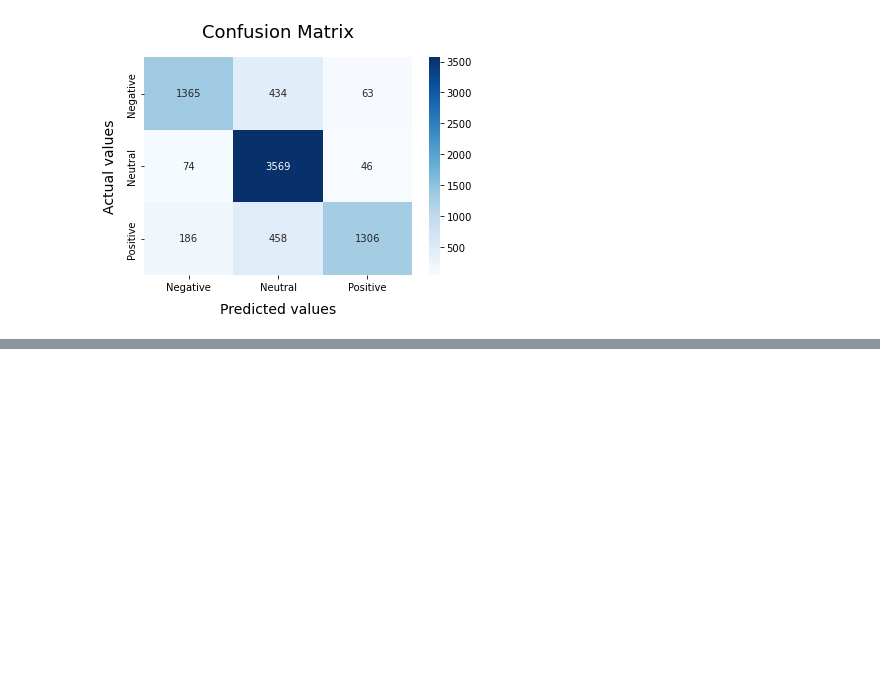
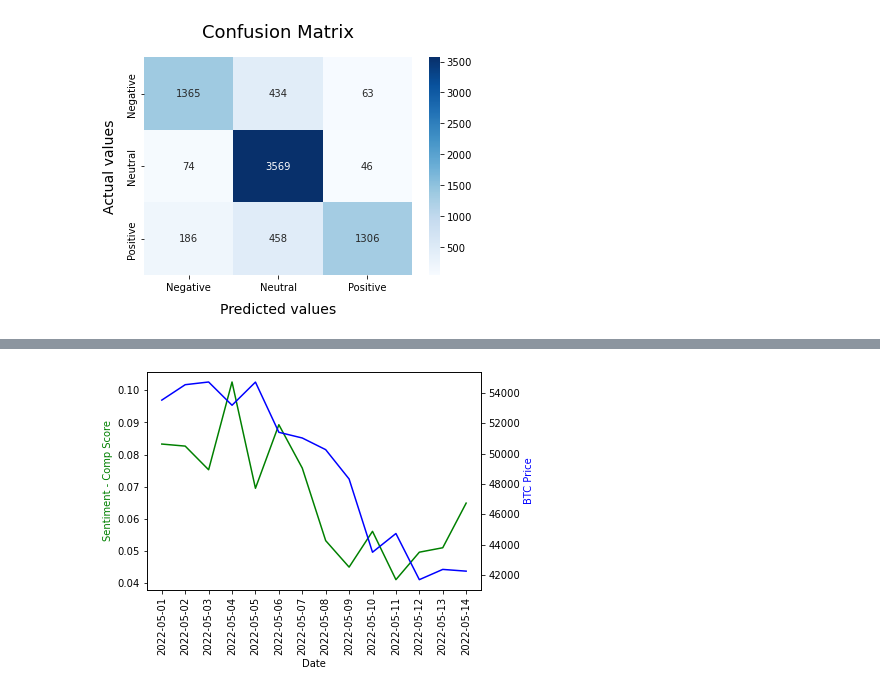
Before and after one commit to Ashlynbh/Crypto_Sentiment_Project, a Jupyter notebook: Jupyter/bitcoin_ML.ipynb, the cells around one changed output, grey strips where cells are left out. Cells and saved outputs as stored; diff of their text form; code cells hidden in the pictures; blank space fills up the shorter version.

```diff
--- a/Jupyter/bitcoin_ML.ipynb
+++ b/Jupyter/bitcoin_ML.ipynb
@@ -145,0 +182,4 @@ weighted avg       0.84      0.83      0.83      7501
+# %%
+btc_sentiment = bitcoin.groupby('date')['comp'].mean()
+btc_sentiment = btc_sentiment.reset_index()
+btc_sentiment
@@ -145,0 +202,4 @@ weighted avg       0.84      0.83      0.83      7501
+# %%
+btc_sentiment['sentiment'] = np.where(btc_sentiment['comp']>0, 1, 0)
+# %%
+btc_sentiment_move = pd.merge(btc_sentiment, crypto,how='outer', on='date')
@@ -145,0 +224,24 @@ weighted avg       0.84      0.83      0.83      7501
+# %%
+btc_clean = btc_sentiment_move.drop(columns=['ethereum_price', 'dogecoin_price'])
+btc_clean1 = btc_clean.dropna(subset=['comp'])
+# %%
+x = btc_clean1["date"]
+y1 = btc_clean1["comp"]
+y2 = btc_clean1["bitcoin_price"]
+
+
+fig, ax1 = plt.subplots()
+plt.xticks(rotation = 90)
+ax2 = ax1.twinx()
+
+
+ax1.plot(x, y1, 'g-')
+ax2.plot(x, y2, 'b-')
+
+ax1.set_xlabel('Date')
+ax1.set_ylabel('Sentiment - Comp Score', color='g')
+ax2.set_ylabel('BTC Price', color='b')
+
+plt.show()
+# %% [output]
+[figure, added]
```
Also changed, not shown: parts of 29 cells of this notebook, 3 other files.
